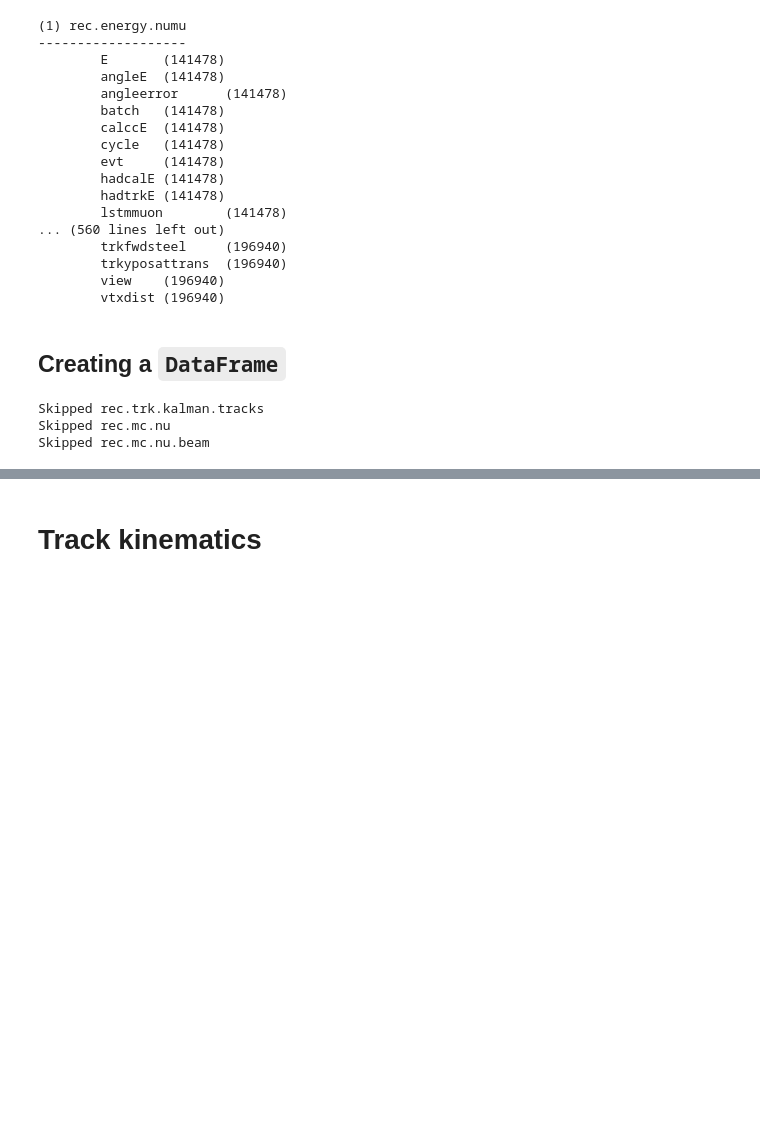
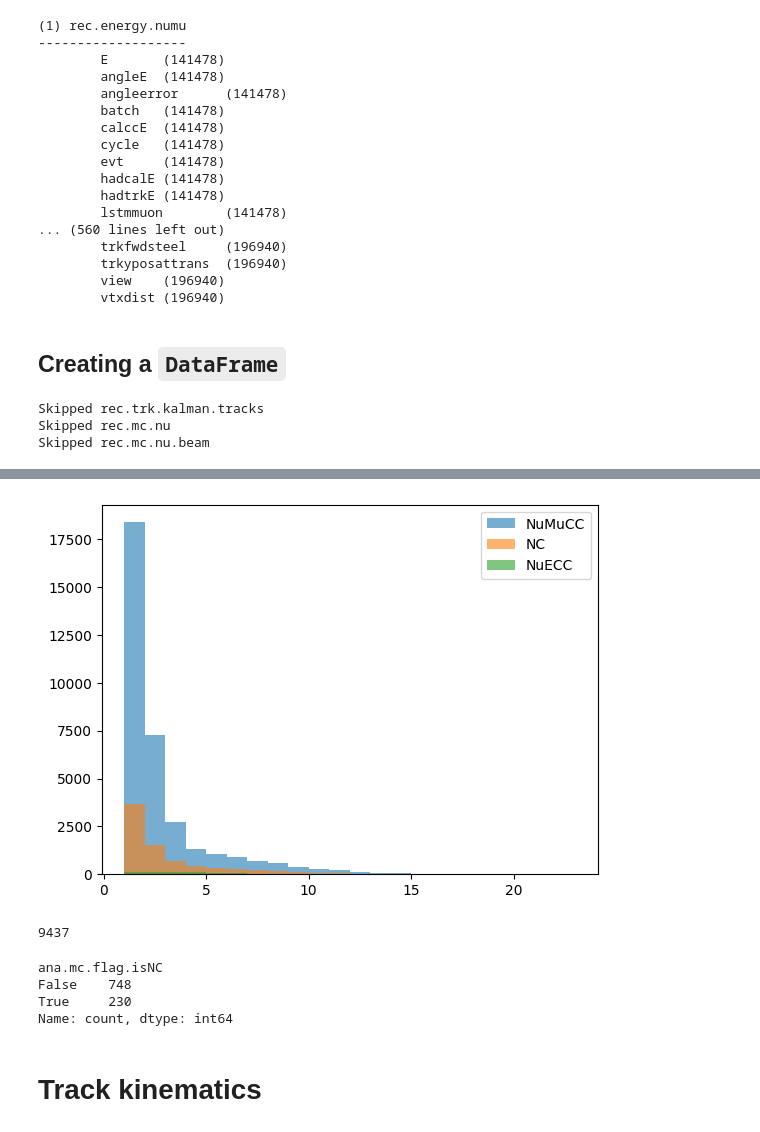
Before and after one commit to aditya-marathe/msci-project, a Jupyter notebook: src/notebooks/testing.ipynb, the cells around one changed output, grey strips where cells are left out. Drawn from its saved outputs; the diff is of its cells as text; code cells hidden in the pictures; blank space fills up the shorter version.

```diff
--- a/src/notebooks/testing.ipynb
+++ b/src/notebooks/testing.ipynb
@@ -351,4 +319,4 @@ def length(row):
 # %%
 df_simple_index = df.reset_index()
 # %%
-df.loc[df['rec.trk.kalman.tracks.nplane'].notnull(), 'rec.trk.kalman.tracks.nplane'].apply(len)
+df['ana.trk.kalman.tracks.npng'] = df.loc[df['rec.trk.kalman.tracks.nplane'].notnull(), 'rec.trk.kalman.tracks.nplane'].apply(len)
@@ -384,0 +323,9 @@ df_simple_index
+# %%
+df['ana.trk.kalman.tracks.npng'].fillna(0, inplace=True)
+# %%
+df.dropna(subset=[n for n in df.columns if n.startswith('rec.energy')], inplace=True)
+# %%
+# =====================================================================
+nnu_events = df['rec.mc.nnu'] > 0
+
+nnu_events
@@ -385,3 +368,41 @@ df_simple_index
+# %%
+plt.hist(
+    df[df['ana.mc.flag.isNuMuCC'] > 0]['ana.trk.kalman.tracks.npng'],
+    bins=np.arange(1, 23 + 1, 1),
+    label='NuMuCC',
+    alpha=0.6
+)
+
+plt.hist(
+    df[df['ana.mc.flag.isNC'] > 0]['ana.trk.kalman.tracks.npng'],
+    bins=np.arange(1, 23 + 1, 1),
+    label='NC',
+    alpha=0.6
+)
+
+plt.hist(
+    df[df['ana.mc.flag.isNuECC'] > 0]['ana.trk.kalman.tracks.npng'],
+    bins=np.arange(1, 23 + 1, 1),
+    label='NuECC',
+    alpha=0.6
+)
+
+# plt.yscale('log')
+
+plt.legend();
+# %% [output]
+[figure, added]
+# %%
+len(df[df['ana.mc.flag.isNC'] > 0])
+# %% [output]
+9437
+# %%
+df[df['ana.mc.flag.isNuE'] > 0]['ana.mc.flag.isNC'].value_counts()
+# %% [output]
+ana.mc.flag.isNC
+False    748
+True     230
+Name: count, dtype: int64
 # %% [markdown]
 # Track kinematics
 # %%
```
Also changed, not shown: parts of 23 cells of this notebook, 4 other files.
